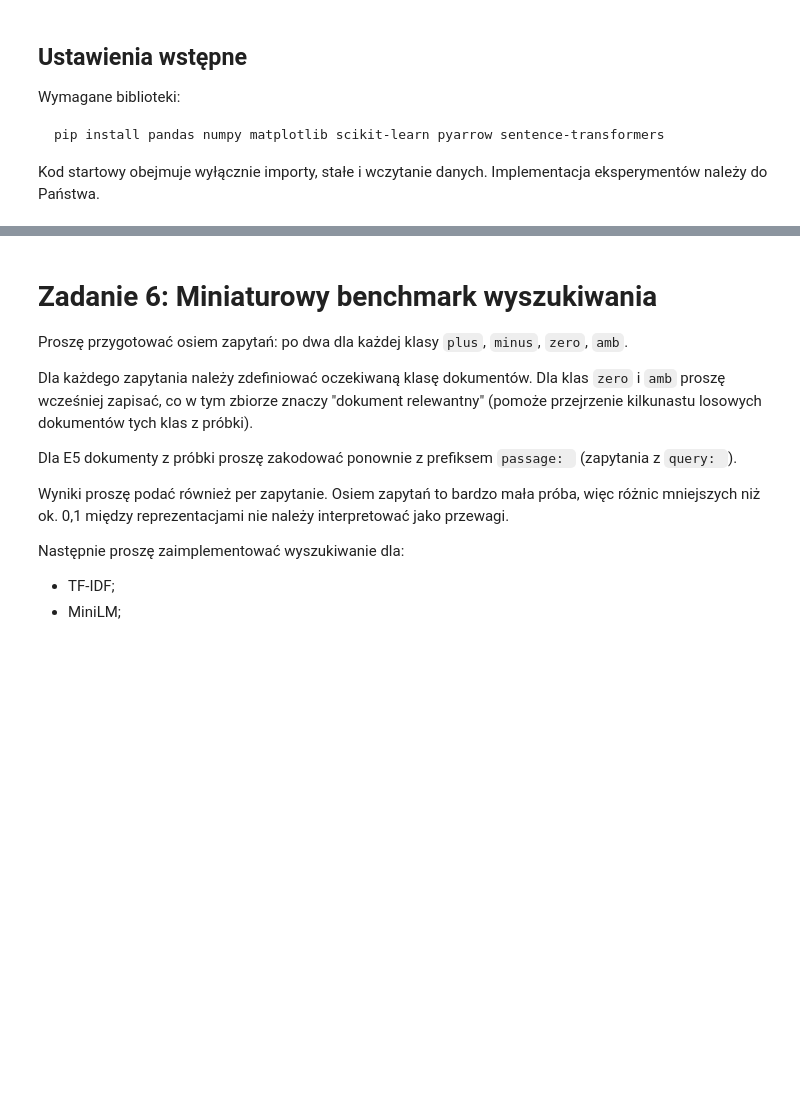
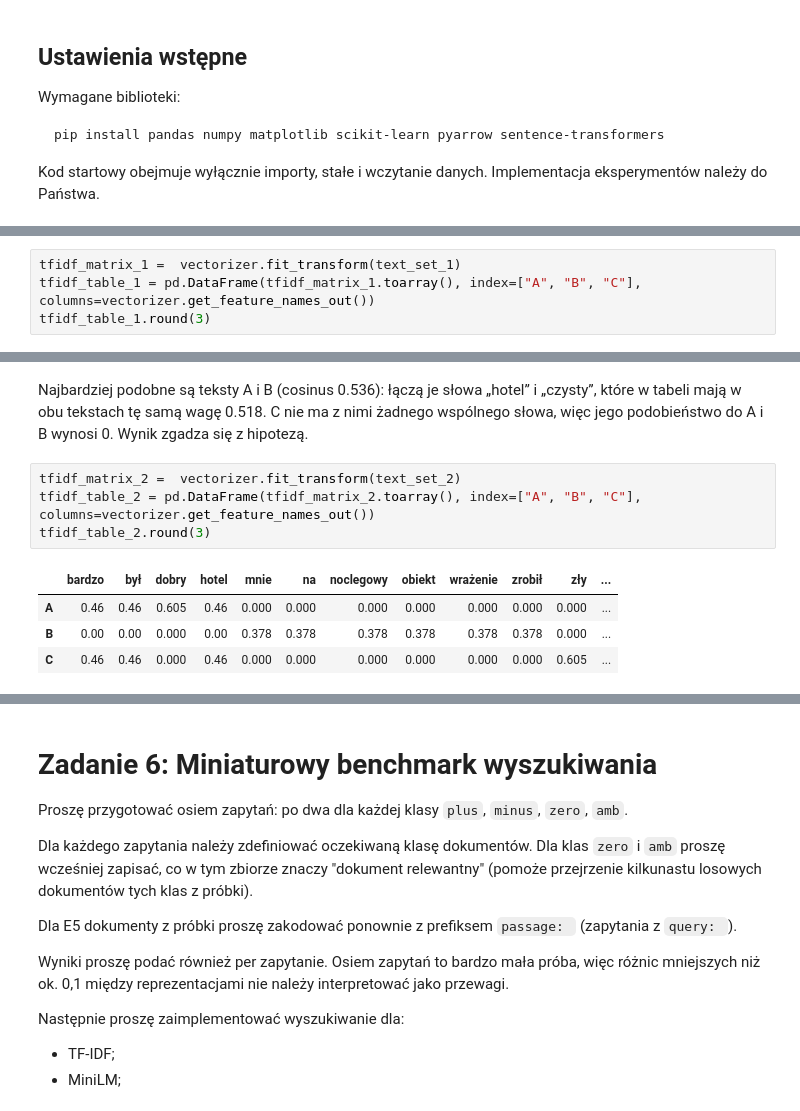
Before and after one commit to dmarek03/nlp-course, a Jupyter notebook: lab_3/003_From_Tokens_to_Embeddings.ipynb, the cells around one changed output, grey strips where cells are left out. Saved outputs shown, nothing was run; the diff lists cells and outputs as text; blank space fills up the shorter version.

```diff
--- a/lab_3/003_From_Tokens_to_Embeddings.ipynb
+++ b/lab_3/003_From_Tokens_to_Embeddings.ipynb
@@ -227,0 +133,4 @@ Wynik:
+# %%
+tfidf_matrix_1 =  vectorizer.fit_transform(text_set_1)
+tfidf_table_1 = pd.DataFrame(tfidf_matrix_1.toarray(), index=["A", "B", "C"], columns=vectorizer.get_feature_names_out())
+tfidf_table_1.round(3)
@@ -227,0 +149,11 @@ Wynik:
+# %% [markdown]
+Najbardziej podobne są teksty A i B (cosinus 0.536): łączą je słowa „hotel” i „czysty”, które w tabeli mają w obu tekstach tę samą wagę 0.518. C nie ma z nimi żadnego wspólnego słowa, więc jego podobieństwo do A i B wynosi 0. Wynik zgadza się z hipotezą.
+# %%
+tfidf_matrix_2 =  vectorizer.fit_transform(text_set_2)
+tfidf_table_2 = pd.DataFrame(tfidf_matrix_2.toarray(), index=["A", "B", "C"], columns=vectorizer.get_feature_names_out())
+tfidf_table_2.round(3)
+# %% [output]
+|  | bardzo | był | dobry | hotel | mnie | na | noclegowy | obiekt | wrażenie | zrobił | zły | ... |
+| A | 0.46 | 0.46 | 0.605 | 0.46 | 0.000 | 0.000 | 0.000 | 0.000 | 0.000 | 0.000 | 0.000 | ... |
+| B | 0.00 | 0.00 | 0.000 | 0.00 | 0.378 | 0.378 | 0.378 | 0.378 | 0.378 | 0.378 | 0.000 | ... |
+| C | 0.46 | 0.46 | 0.000 | 0.46 | 0.000 | 0.000 | 0.000 | 0.000 | 0.000 | 0.000 | 0.605 | ... |
```
Also changed, not shown: parts of 43 cells of this notebook, 1 other file.
